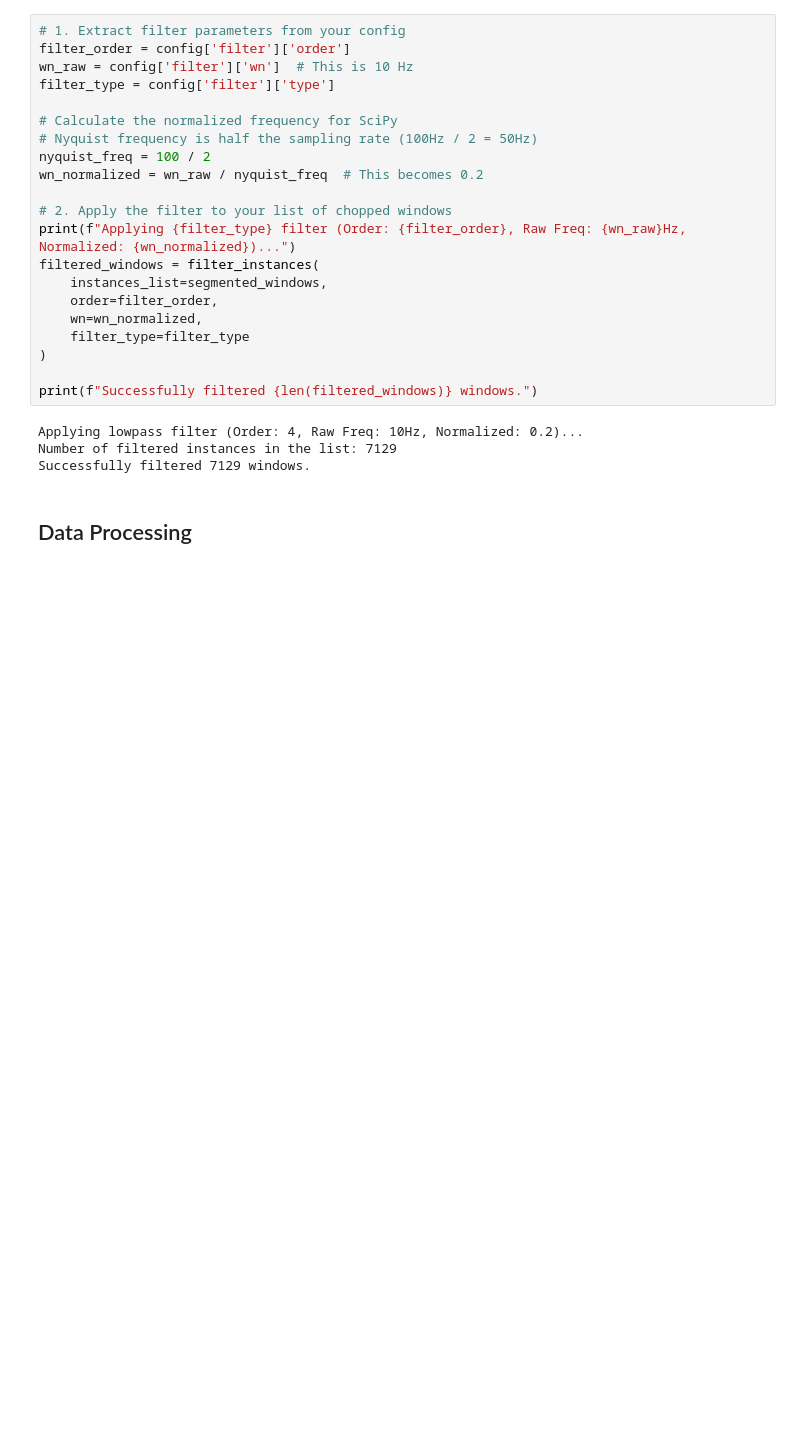
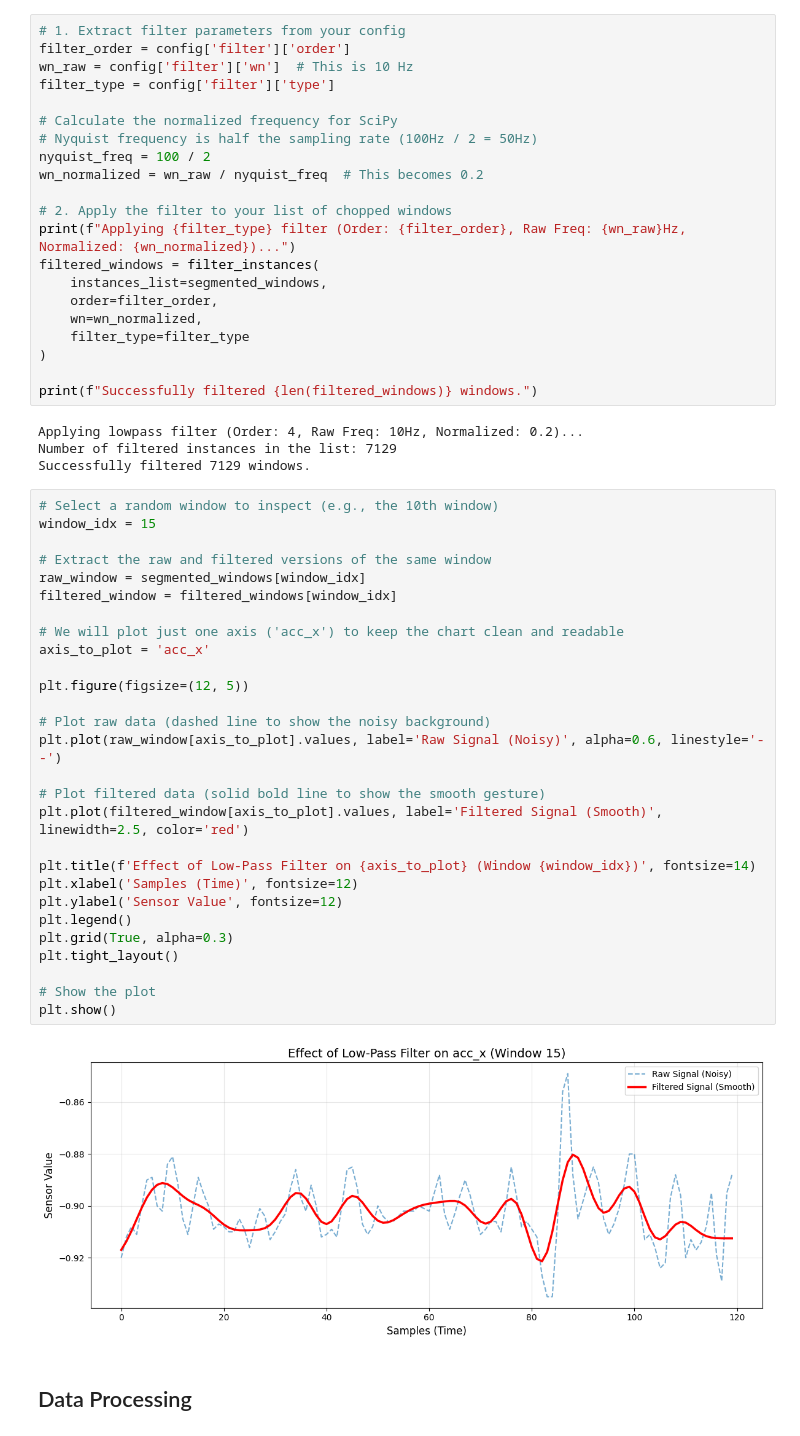
Before and after one commit to Andreaskaram/AIoT-Hand-Gesture-Recognition, a Jupyter notebook: aiot_project_sample.ipynb, the cells around one changed output. Drawn from its saved outputs; the diff is of its cells as text; blank space fills up the shorter version.

```diff
--- a/aiot_project_sample.ipynb
+++ b/aiot_project_sample.ipynb
@@ -259,6 +259,36 @@ print(f"Successfully filtered {len(filtered_windows)} windows.")
 Applying lowpass filter (Order: 4, Raw Freq: 10Hz, Normalized: 0.2)...
 Number of filtered instances in the list: 7129
 Successfully filtered 7129 windows.
+# %%
+# Select a random window to inspect (e.g., the 10th window)
+window_idx = 15
+
+# Extract the raw and filtered versions of the same window
+raw_window = segmented_windows[window_idx]
+filtered_window = filtered_windows[window_idx]
+
+# We will plot just one axis ('acc_x') to keep the chart clean and readable
+axis_to_plot = 'acc_x'
+
+plt.figure(figsize=(12, 5))
+
+# Plot raw data (dashed line to show the noisy background)
+plt.plot(raw_window[axis_to_plot].values, label='Raw Signal (Noisy)', alpha=0.6, linestyle='--')
+
+# Plot filtered data (solid bold line to show the smooth gesture)
+plt.plot(filtered_window[axis_to_plot].values, label='Filtered Signal (Smooth)', linewidth=2.5, color='red')
+
+plt.title(f'Effect of Low-Pass Filter on {axis_to_plot} (Window {window_idx})', fontsize=14)
+plt.xlabel('Samples (Time)', fontsize=12)
+plt.ylabel('Sensor Value', fontsize=12)
+plt.legend()
+plt.grid(True, alpha=0.3)
+plt.tight_layout()
+
+# Show the plot
+plt.show()
+# %% [output]
+[figure, added]
 # %% [markdown]
 ## Data Processing
 # %% [markdown]
```
